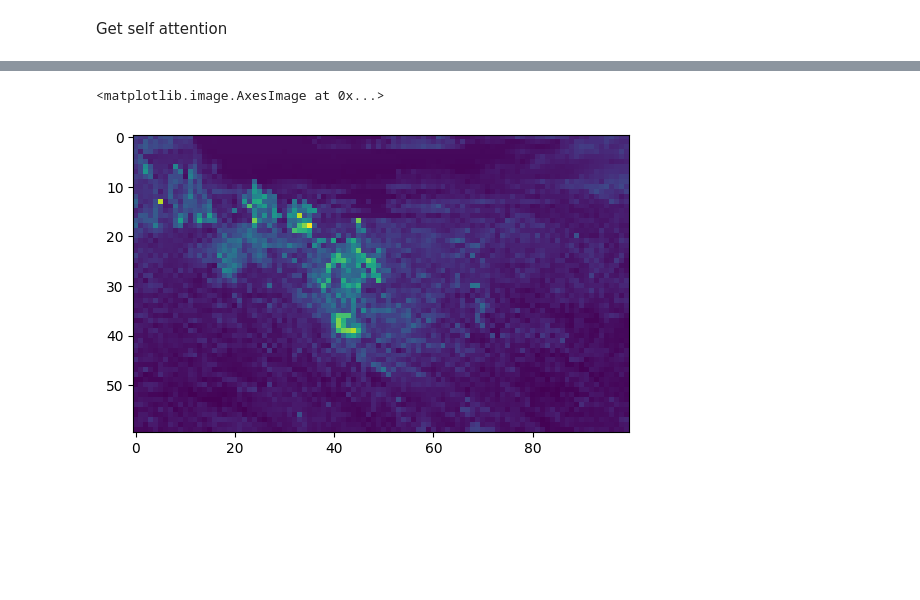
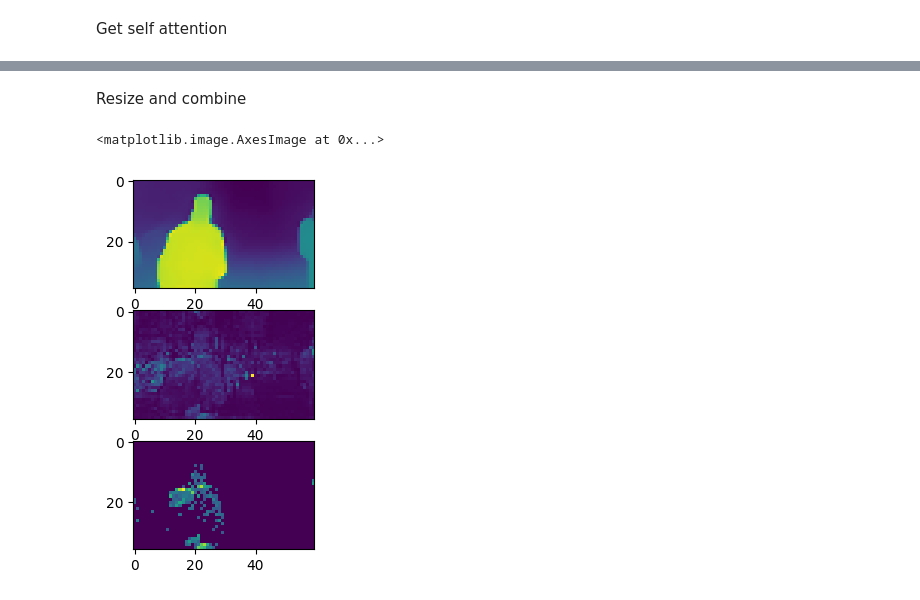
Before and after one commit to brianjohnson555/HapticDisplay, a Jupyter notebook: vis_attention_video.ipynb, the cells around one changed output, grey strips where cells are left out. Drawn from its saved outputs; the diff is of its cells as text; code cells hidden in the pictures; blank space fills up the shorter version.

Commit message:
Combined frames and demo vids, better workflow

```diff
--- a/vis_attention_video.ipynb
+++ b/vis_attention_video.ipynb
@@ -145,7 +130,22 @@ torch.Size([6, 60, 100])
-# %%
-ims = []
-figure = plt.figure()
-plt.imshow(attentions_mean)
-# %% [output]
-<matplotlib.image.AxesImage at 0x...>
-[figure, removed]
+# %% [markdown]
+Resize and combine
+# %%
+new_size = attentions_mean.shape
+
+depth_re = cv2.resize(depth, dsize=(new_size[1], new_size[0]), interpolation=cv2.INTER_CUBIC)
+depth_nm = cv2.normalize(depth_re, None, 0, 1, norm_type=cv2.NORM_MINMAX, dtype = cv2.CV_64F)
+attentions_nm = cv2.normalize(attentions_mean, None, 0, 1, norm_type=cv2.NORM_MINMAX, dtype = cv2.CV_64F)
+
+combined = depth_nm * attentions_nm
+combined = (combined > 0.1) * combined
+
+figure = plt.figure()
+plt.subplot(3,1,1)
+plt.imshow(depth_nm)
+plt.subplot(3,1,2)
+plt.imshow(attentions_nm)
+plt.subplot(3,1,3)
+plt.imshow(combined)
+# %% [output]
+<matplotlib.image.AxesImage at 0x...>
+[figure, added]
```
Also changed, not shown: parts of 6 cells of this notebook, 6 other files.
